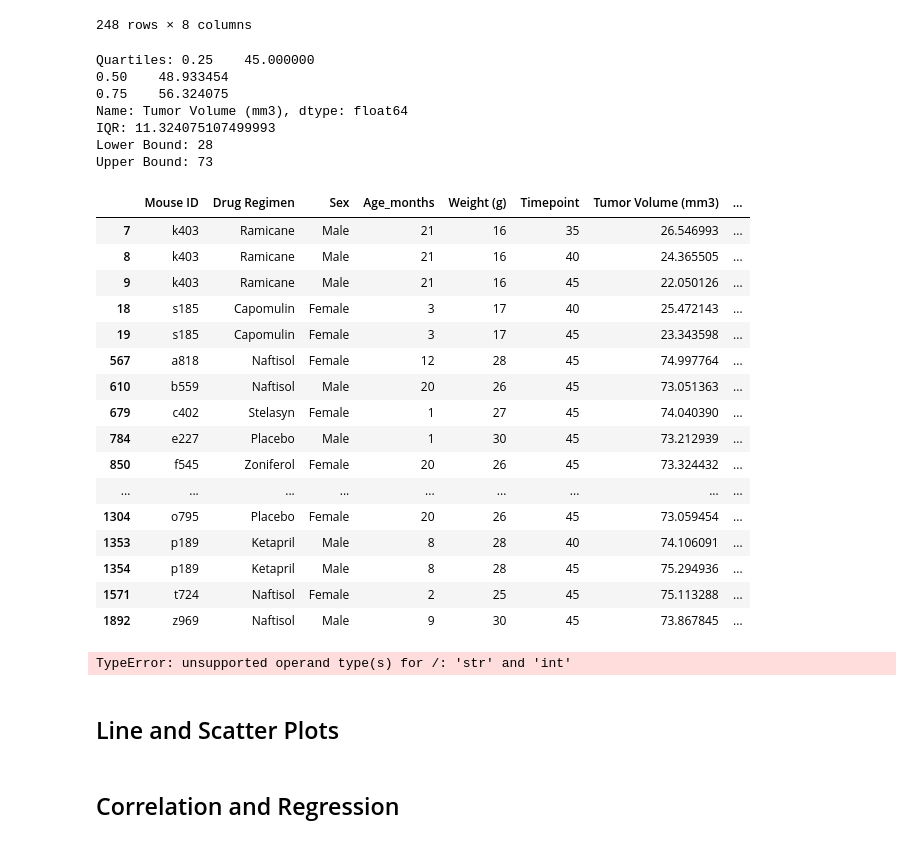
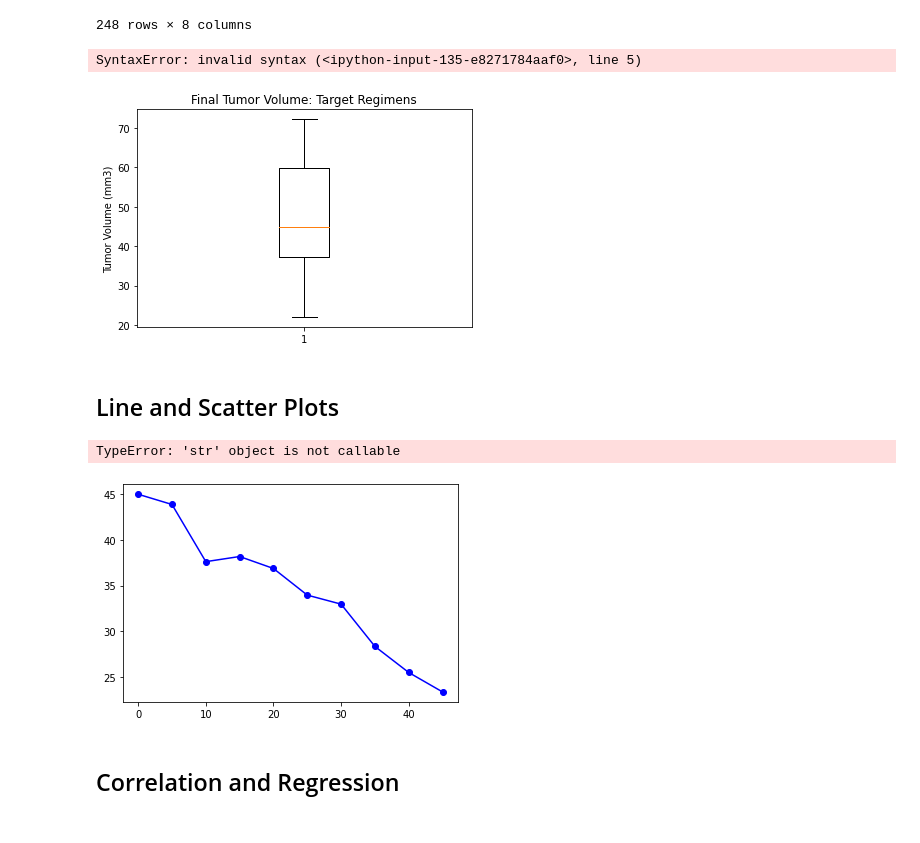
Before and after one commit to sustainedtang/matplotlib-challenge-, a Jupyter notebook: pymaceuticals_starter.ipynb, the cells around one changed output. Cells and saved outputs as stored; diff of their text form; code cells hidden in the pictures.

Commit message:
Treatment lists

```diff
--- a/pymaceuticals_starter.ipynb
+++ b/pymaceuticals_starter.ipynb
@@ -222,26 +218,22 @@ final_drugs
 treatments = ['Capomulin', 'Ramicane', 'Infubinol', 'Ceftamin']
 # Create empty list to fill with tumor vol data (for plotting)
 tumor_list = []
-#print(regi_list)
+treatmentlist =
+# Locate the rows which contain mice on each drug and get the tumor volumes
+capo_final = list(final_drugs[final_drugs['Drug Regimen'] == 'Capomulin']['Tumor Volume (mm3)'])
+rami_final = list(final_drugs[final_drugs['Drug Regimen'] == 'Ramicane']['Tumor Volume (mm3)'])
+infu_final = list(final_drugs[final_drugs['Drug Regimen'] == 'Infubinol']['Tumor Volume (mm3)'])
+ceft_final = list(final_drugs[final_drugs['Drug Regimen'] == 'Ceftamin']['Tumor Volume (mm3)'])
+tumor_list = (capo_final + rami_final + infu_final + ceft_final)
 # Calculate the IQR and quantitatively determine if there are any potential outliers.
-quartiles = mice_data['Tumor Volume (mm3)'].quantile([0.25,.5,0.75])
+quartiles = final_drugs['Tumor Volume (mm3)'].quantile([0.25,.5,0.75])
 lowerq = quartiles[0.25]
 upperq = quartiles[0.75]
 iqr = upperq - lowerq
 print(f'Quartiles: {quartiles}')
 print(f'IQR: {iqr}')
 
-lower_bound = int(lowerq - (1.5*iqr))
-upper_bound = int(upperq + (1.5*iqr))
-print(f'Lower Bound: {lower_bound}' )
-print(f'Upper Bound: {upper_bound}')
-q_data = mice_data.loc[(mice_data['Tumor Volume (mm3)'] < lower_bound) | (mice_data['Tumor Volume (mm3)'] > upper_bound)]
 
-    # Locate the rows which contain mice on each drug and get the tumor volumes
-capo_final = final_drugs[final_drugs['Drug Regimen'] == 'Capomulin']
-rami_final = final_drugs[final_drugs['Drug Regimen'] == 'Ramicane']
-infu_final = final_drugs[final_drugs['Drug Regimen'] == 'Infubinol']
-ceft_final = final_drugs[final_drugs['Drug Regimen'] == 'Ceftamin']
 
 
 
@@ -249,41 +241,23 @@ ceft_final = final_drugs[final_drugs['Drug Regimen'] == 'Ceftamin']
 
 
     # Determine outliers using upper and lower bounds
-q_data
+lower_bound = int(lowerq - (1.5*iqr))
+upper_bound = int(upperq + (1.5*iqr))
+print(f'Lower Bound: {lower_bound}' )
+print(f'Upper Bound: {upper_bound}')
+q_data = final_drugs.loc[(final_drugs['Tumor Volume (mm3)'] < lower_bound) | (final_drugs['Tumor Volume (mm3)'] > upper_bound)]
+capo_final
 # %% [output]
-Quartiles: 0.25    45.000000
-0.50    48.933454
-0.75    56.324075
-Name: Tumor Volume (mm3), dtype: float64
-IQR: 11.324075107499993
-Lower Bound: 28
-Upper Bound: 73
+SyntaxError: invalid syntax (<ipython-input-135-e8271784aaf0>, line 5)
-|  | Mouse ID | Drug Regimen | Sex | Age_months | Weight (g) | Timepoint | Tumor Volume (mm3) | ... |
-| 7 | k403 | Ramicane | Male | 21 | 16 | 35 | 26.546993 | ... |
-| 8 | k403 | Ramicane | Male | 21 | 16 | 40 | 24.365505 | ... |
-| 9 | k403 | Ramicane | Male | 21 | 16 | 45 | 22.050126 | ... |
-| 18 | s185 | Capomulin | Female | 3 | 17 | 40 | 25.472143 | ... |
-| 19 | s185 | Capomulin | Female | 3 | 17 | 45 | 23.343598 | ... |
-| 567 | a818 | Naftisol | Female | 12 | 28 | 45 | 74.997764 | ... |
-| 610 | b559 | Naftisol | Male | 20 | 26 | 45 | 73.051363 | ... |
-| 679 | c402 | Stelasyn | Female | 1 | 27 | 45 | 74.040390 | ... |
-| 784 | e227 | Placebo | Male | 1 | 30 | 45 | 73.212939 | ... |
-| 850 | f545 | Zoniferol | Female | 20 | 26 | 45 | 73.324432 | ... |
-| ... | ... | ... | ... | ... | ... | ... | ... | ... |
-| 1304 | o795 | Placebo | Female | 20 | 26 | 45 | 73.059454 | ... |
-| 1353 | p189 | Ketapril | Male | 8 | 28 | 40 | 74.106091 | ... |
-| 1354 | p189 | Ketapril | Male | 8 | 28 | 45 | 75.294936 | ... |
-| 1571 | t724 | Naftisol | Female | 2 | 25 | 45 | 75.113288 | ... |
-| 1892 | z969 | Naftisol | Male | 9 | 30 | 45 | 73.867845 | ... |
 # %%
 # Generate a box plot of the final tumor volume of each mouse across four regimens of interest
 fig1, ax1 = plt.subplots()
 ax1.set_title('Final Tumor Volume: Target Regimens')
 ax1.set_ylabel('Tumor Volume (mm3)')
-ax1.boxplot()
+ax1.boxplot(tumor_list)
 plt.show()
 # %% [output]
-TypeError: unsupported operand type(s) for /: 'str' and 'int'
+[figure, added]
 # %% [markdown]
 ## Line and Scatter Plots
 # %%
@@ -299,8 +273,11 @@ capo_vol_list = list(capo_mouse['Tumor Volume (mm3)'])
 plt.plot(capo_time_list, capo_vol_list, marker='o', color='b')
 plt.xlabel = "Timepoint"
 plt.ylabel = "Tumor Volume"
-plt.title = "Tumor Volume vs Timepoint \nMouse s185 treated with Capomulin"
+plt.title(label="Tumor Volume vs Timepoint \nMouse s185 treated with Capomulin")
 plt.show()
+# %% [output]
+TypeError: 'str' object is not callable
+[figure, added]
 # %%
 # Generate a scatter plot of average tumor volume vs. mouse weight for the Capomulin regimen
 # %% [markdown]
```
Also changed, not shown: parts of 5 cells of this notebook.
